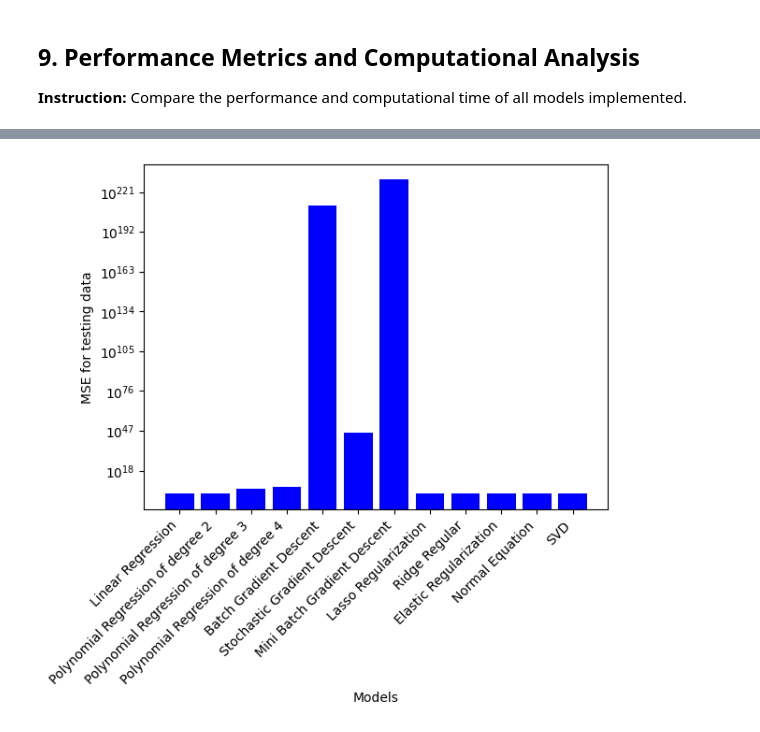
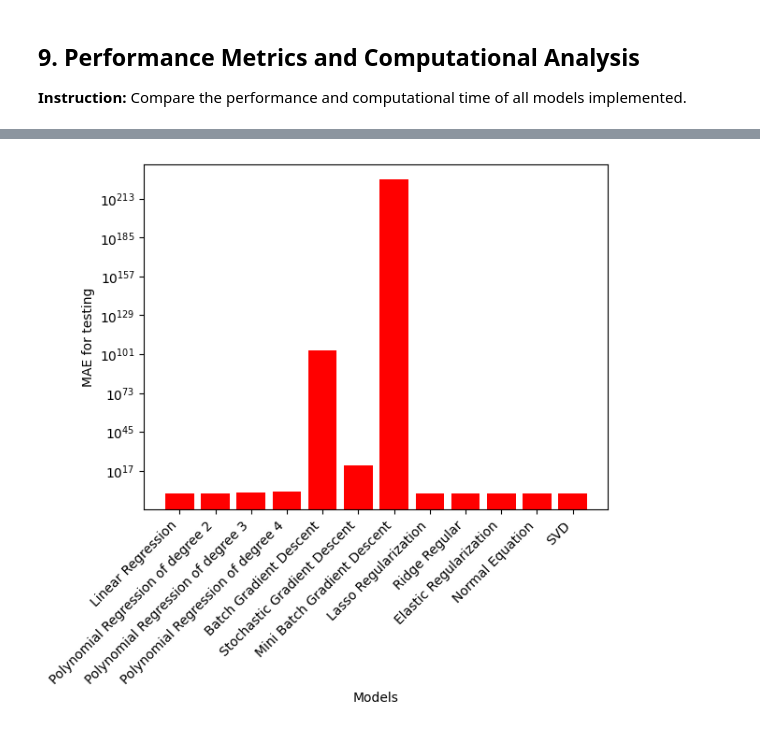
Before and after one commit to rahuladhikari20/pocket_book, a Jupyter notebook: Team_Enigma_16bits_Regression_Project_Notebook.ipynb, the cells around one changed output, grey strips where cells are left out. Drawn from its saved outputs; the diff is of its cells as text; code cells hidden in the pictures.

```diff
--- a/Team_Enigma_16bits_Regression_Project_Notebook.ipynb
+++ b/Team_Enigma_16bits_Regression_Project_Notebook.ipynb
@@ -995,13 +912,12 @@ plt.show()
 # %%
 fig, ax= plt.subplots()
-ax.bar(Z, mse_scores, color='blue')
+ax.bar(Z, mae_scores, color='red')
 ax.set_yscale('log')
 plt.xticks(Z, models, rotation=45, ha= 'right')
 plt.xlabel('Models')
-plt.ylabel('MSE for testing data')
-plt.tight_layout
+plt.ylabel('MAE')
 plt.show()
 # %% [output]
-[figure, old version]
+[figure, new version]
 # %%
 fig, ax= plt.subplots()
```
Also changed, not shown: parts of 35 cells of this notebook.
